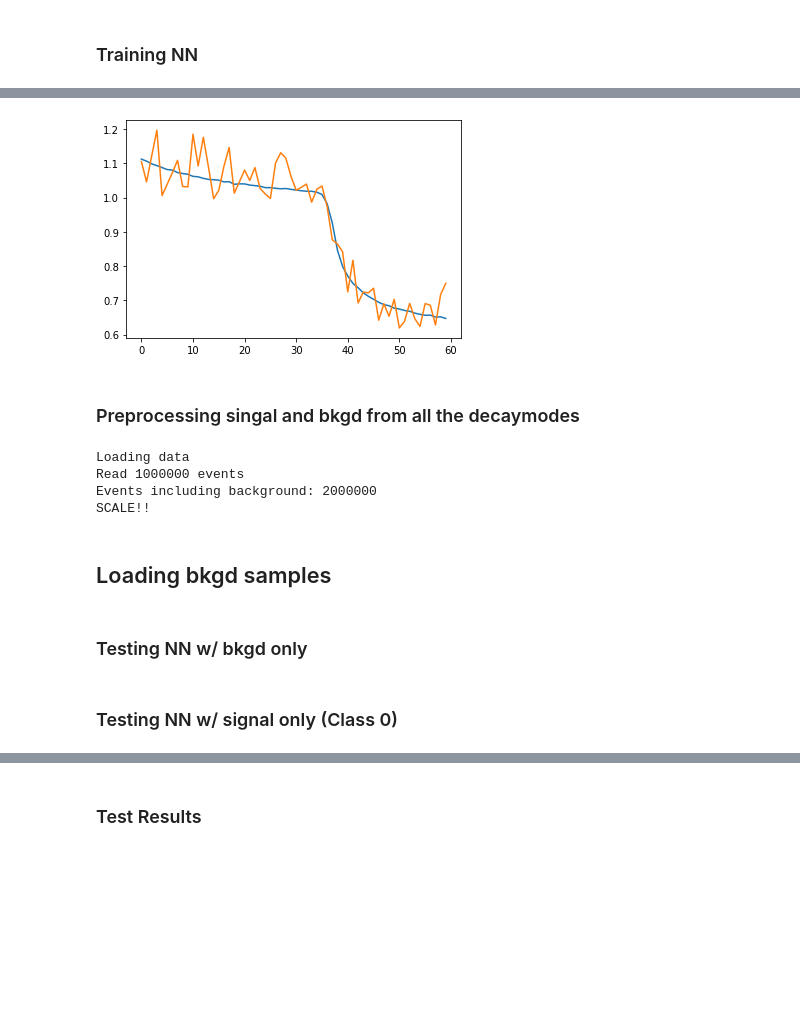
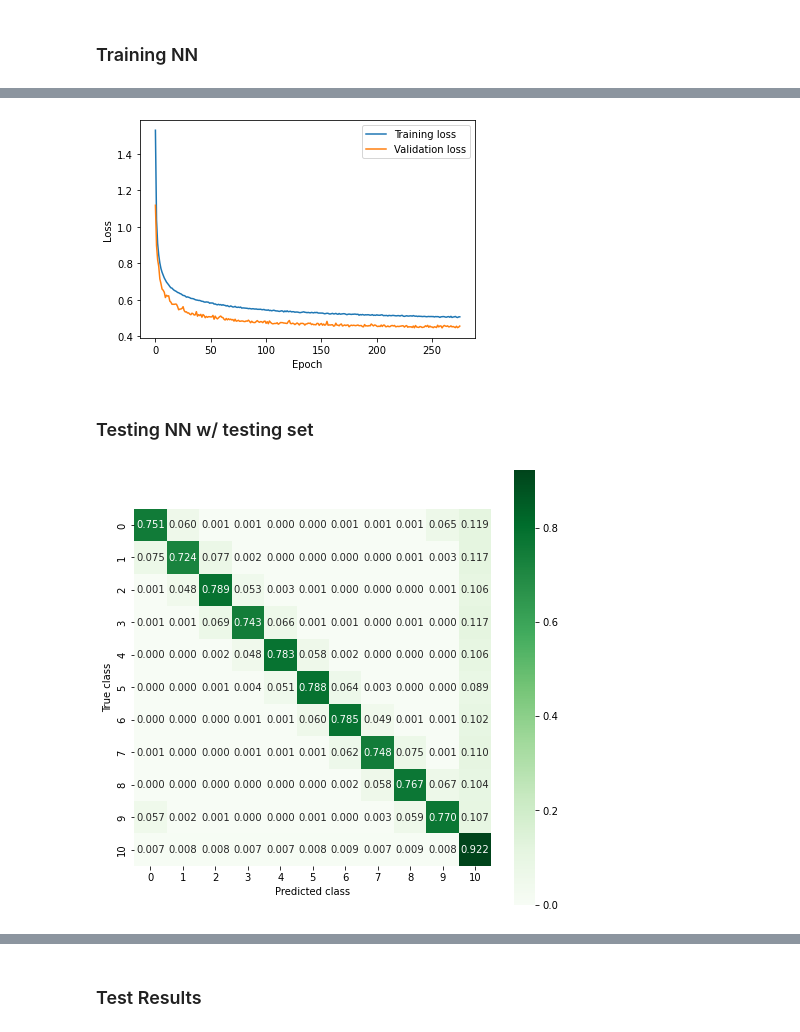
Before and after one commit to chhlam/HiggsCP-modified, a Jupyter notebook: torch_model-rhorho-signal_bg_classification.ipynb, the cells around one changed output, grey strips where cells are left out. Cells and saved outputs as stored; diff of their text form; code cells hidden in the pictures; blank space fills up the shorter version.

```diff
--- a/torch_model-rhorho-signal_bg_classification.ipynb
+++ b/torch_model-rhorho-signal_bg_classification.ipynb
@@ -86,5 +82,6 @@ parser.add_argument("-t", "--type", dest="TYPE", choices=types.keys(), default='
 parser.add_argument("-r", "--reprocess", dest="REPRO", type=bool, default=True)
 parser.add_argument("-bkgd", "--bkgdpath", dest="BKGDPATH", default='/home/anderson/Ztt_raw/pythia.Z_115_135.%s.1M.*.outTUPLE_labFrame')
 parser.add_argument("--label", dest="LABEL", default=True)
+parser.add_argument("--use_hep_coordinates", dest="HEP_COORD", default=True)
 
 args, unknown = parser.parse_known_args()
@@ -105,11 +116,15 @@ if args.REPRO:
         points = []
         args.IN = '/home/anderson/higgs_data/'+decaymode
         args.TYPE = 'nn_'+decaymode
-        args.Z_FRACTION = 0.5
+        args.Z_FRACTION = 0.8
         data, weights, argmaxs, perm, c012s, hits_argmaxs, hits_c012s = preprocess_data(args)
-        event = eval(events[args.TYPE])(data, args)
-        points.append(EventDatasets(event, weights, argmaxs, perm, c012s=c012s, hits_argmaxs=hits_argmaxs,  hits_c012s=hits_c012s, miniset=args.MINISET, unweighted=args.UNWEIGHTED))
-        pickle.dump(points,open(args.IN+'/events_w_background_train.pk','wb'))
+        event = RhoRhoEvent(data, args)
+        if args.HEP_COORD: # convert p4 to HEP coordinates
+            raw_df = Cart4DToPtEtaPhiE(event.cols)
+            raw_df_concat = pd.concat(raw_df, axis=1)
+            event.cols = np.append(raw_df_concat.to_numpy(),np.zeros([len(event.cols),1]),1)
+        points.append(EventDatasets(event, weights, argmaxs, perm, c012s=c012s, hits_argmaxs=hits_argmaxs, hits_c012s=hits_c012s, miniset=args.MINISET, unweighted=args.UNWEIGHTED))
+        pickle.dump(points,open(args.IN+'/events_pTEtaPhiE_Z_FRACTION_'+str(args.Z_FRACTION)+'.pk','wb'))
         break
 # %% [output]
 Loading data
@@ -121,7 +138,7 @@ SCALE!!
 # %% [markdown]
 ### Loading signal samples
 # %%
-points=pickle.load(open(args.IN+'/events_w_background_train.pk','rb'))
+points=pickle.load(open(args.IN+'/events_pTEtaPhiE_Z_FRACTION_0.8.pk','rb'))
 # %% [markdown]
 ### Training NN
 # %%
@@ -195,8 +212,7 @@ test_datasets = MyDataset(points[particle_idx].test.x[mc_test_idx],
 test_loader = DataLoader(dataset = test_datasets,batch_size = batch_size,shuffle = True)
 # %%
 model = NeuralNetwork(num_features = points[particle_idx].train.x.shape[1], num_classes = args.NUM_CLASSES+1, num_layers=args.LAYERS, drop_prob=0).to(device)
-
 opt_g=torch.optim.Adam(model.parameters(),lr=1e-3)
 criterion=nn.CrossEntropyLoss()
-#early_stopping = EarlyStopping(patience=5, verbose=True,path='model/best_model.pt')
+early_stopping = EarlyStopping(patience=50, verbose=True,path='model/pTEtaPhiE_Z_FRACTION_0.8.pt')
 # %%
@@ -279,30 +290,12 @@ Model saved!
 # %%
-plt.plot(training_loss, label="training loss")
-plt.plot(validation_loss, label="validation loss")
+plt.plot(training_loss, label="Training loss")
+plt.plot(validation_loss, label="Validation loss")
+
+plt.legend()
+
+plt.xlabel("Epoch")
+plt.ylabel("Loss")
 
 plt.show()
 # %% [output]
-[figure, old version]
+[figure, new version]
-# %% [markdown]
-### Preprocessing singal and bkgd from all the decaymodes
-# %%
-events={'nn_rhorho':'RhoRhoEvent', 'nn_a1rho':'A1RhoEvent', 'nn_a1a1':'A1A1Event'}
-if args.REPRO:
-    for decaymode in tqdm(decaymodes):
-        points = []
-        args.Z_FRACTION = 1.0
-        args.IN = '/home/anderson/higgs_data/'+decaymode
-        args.TYPE = 'nn_'+decaymode
-        args.LABEL = False
-        data, weights, argmaxs, perm, c012s, hits_argmaxs, hits_c012s = preprocess_data(args)
-        event = eval(events[args.TYPE])(data, args)
-        points.append(EventDatasets(event, weights, argmaxs, perm, c012s=c012s, hits_argmaxs=hits_argmaxs,  hits_c012s=hits_c012s, miniset=args.MINISET, unweighted=args.UNWEIGHTED))
-        pickle.dump(points,open(args.IN+'/events_w_background_test.pk','wb'))
-        break
-# %% [output]
-Loading data
-Read 1000000 events
-Events including background: 2000000
-SCALE!!
-# %% [markdown]
-## Loading bkgd samples
@@ -321,2 +301,0 @@ background=torch.tensor(background).float().to(device)
-# %% [markdown]
-### Testing NN w/ bkgd only
@@ -337,2 +302,2 @@ pickle.dump(bg_outputs,open(args.IN+'/NN_outputs_background_only.pk','wb'))
 # %% [markdown]
-### Testing NN w/ signal only (Class 0)
+### Testing NN w/ testing set
@@ -351,0 +304,24 @@ signal_labels=np.argmax(signal_outputs,axis=1)
+# %%
+import seaborn as sns
+from sklearn.metrics import confusion_matrix
+
+model.load_state_dict(torch.load('model/pTEtaPhiE_Z_FRACTION_0.8.pt'))
+
+model.eval()
+with torch.no_grad():
+    outputs,labels=[],[]
+    for batch_idx, (rhorho_s,rhorho_t,label_s,label_t) in enumerate(test_loader):
+        outputs.append(model(rhorho_s).detach().cpu())
+        labels.append(label_s.detach().cpu())
+outputs=torch.softmax(torch.cat(outputs),axis=1).numpy()
+labels=np.concatenate(labels)
+
+LABELS = range(0,args.NUM_CLASSES)
+conf_matrix = confusion_matrix(np.argmax(labels,axis=1), np.argmax(outputs,axis=1), normalize="true")
+plt.figure(figsize=(8, 8))
+sns.heatmap(conf_matrix, xticklabels=LABELS, yticklabels=LABELS, annot=True, square = True, cmap="Greens", fmt='.3f')
+plt.ylabel('True class')
+plt.xlabel('Predicted class')
+plt.show()
+# %% [output]
+[figure, added]
```
Also changed, not shown: parts of 25 cells of this notebook, 7 other files.
